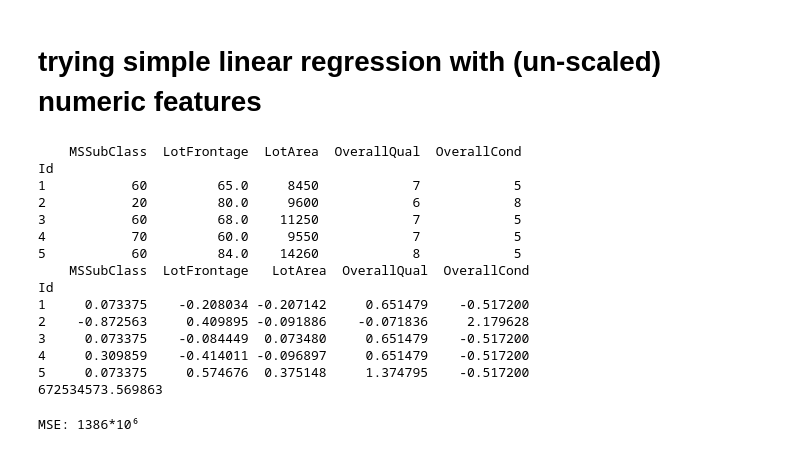
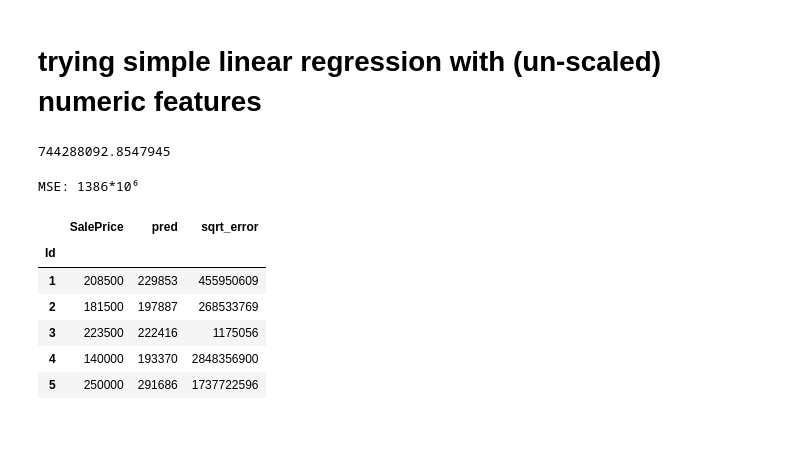
Before and after one commit to raph333/kaggle-house-price-prediction, a Jupyter notebook: scripts/modelling.ipynb, the cells around one changed output. Drawn from its saved outputs; the diff is of its cells as text; code cells hidden in the pictures.

```diff
--- a/scripts/modelling.ipynb
+++ b/scripts/modelling.ipynb
@@ -92,7 +92,7 @@ numeric_features = [x for x in train.columns if np.issubdtype(train[x], np.numbe
 numeric_ds = train[[*numeric_features, 'Id', 'SalePrice']]
 numeric_ds.index = numeric_ds.Id
 
-numeric_ds[numeric_features] = numeric_ds[numeric_features].apply(preprocessing.scale_feature, axis=0)
+#numeric_ds[numeric_features] = numeric_ds[numeric_features].apply(preprocessing.scale_feature, axis=0)
 numeric_ds = preprocessing.impute_GarageYrBlt(numeric_ds)
 numeric_ds = preprocessing.impute_MasVnrArea(numeric_ds)
 numeric_ds = preprocessing.impute_LotFrontage(numeric_ds)
@@ -116,30 +116,24 @@ evaluation_df['sqrt_error'] = (evaluation_df.SalePrice - evaluation_df.predictio
 MSE = sum(evaluation_df.sqrt_error) / len(evaluation_df)
 print(MSE)
 # %% [output]
-    MSSubClass  LotFrontage  LotArea  OverallQual  OverallCond
-Id
-1           60         65.0     8450            7            5
-2           20         80.0     9600            6            8
-3           60         68.0    11250            7            5
-4           70         60.0     9550            7            5
-5           60         84.0    14260            8            5
-    MSSubClass  LotFrontage   LotArea  OverallQual  OverallCond
-Id
-1     0.073375    -0.208034 -0.207142     0.651479    -0.517200
-2    -0.872563     0.409895 -0.091886    -0.071836     2.179628
-3     0.073375    -0.084449  0.073480     0.651479    -0.517200
-4     0.309859    -0.414011 -0.096897     0.651479    -0.517200
-5     0.073375     0.574676  0.375148     1.374795    -0.517200
-672534573.569863
+744288092.8547945
 # %%
 from sklearn.model_selection import cross_val_predict
 X = np.array(numeric_ds[numeric_features])
 y = numeric_ds['SalePrice']
 
 pred = cross_val_predict(linear_model.LinearRegression(), X, y)
 eval_df = pd.DataFrame(y).assign(**{'pred': [int(round(x)) for x in pred]})
 eval_df['sqrt_error'] = (eval_df.SalePrice - eval_df.pred)**2
 mse = sum(eval_df.sqrt_error) / len(eval_df)
 print('MSE: {:.0f}*10⁶'.format(mse / 1000000))
+eval_df.head()
 # %% [output]
 MSE: 1386*10⁶
+|  | SalePrice | pred | sqrt_error |
+| Id |  |  |  |
+| 1 | 208500 | 229853 | 455950609 |
+| 2 | 181500 | 197887 | 268533769 |
+| 3 | 223500 | 222416 | 1175056 |
+| 4 | 140000 | 193370 | 2848356900 |
+| 5 | 250000 | 291686 | 1737722596 |
```
Also changed, not shown: parts of 3 cells of this notebook.
